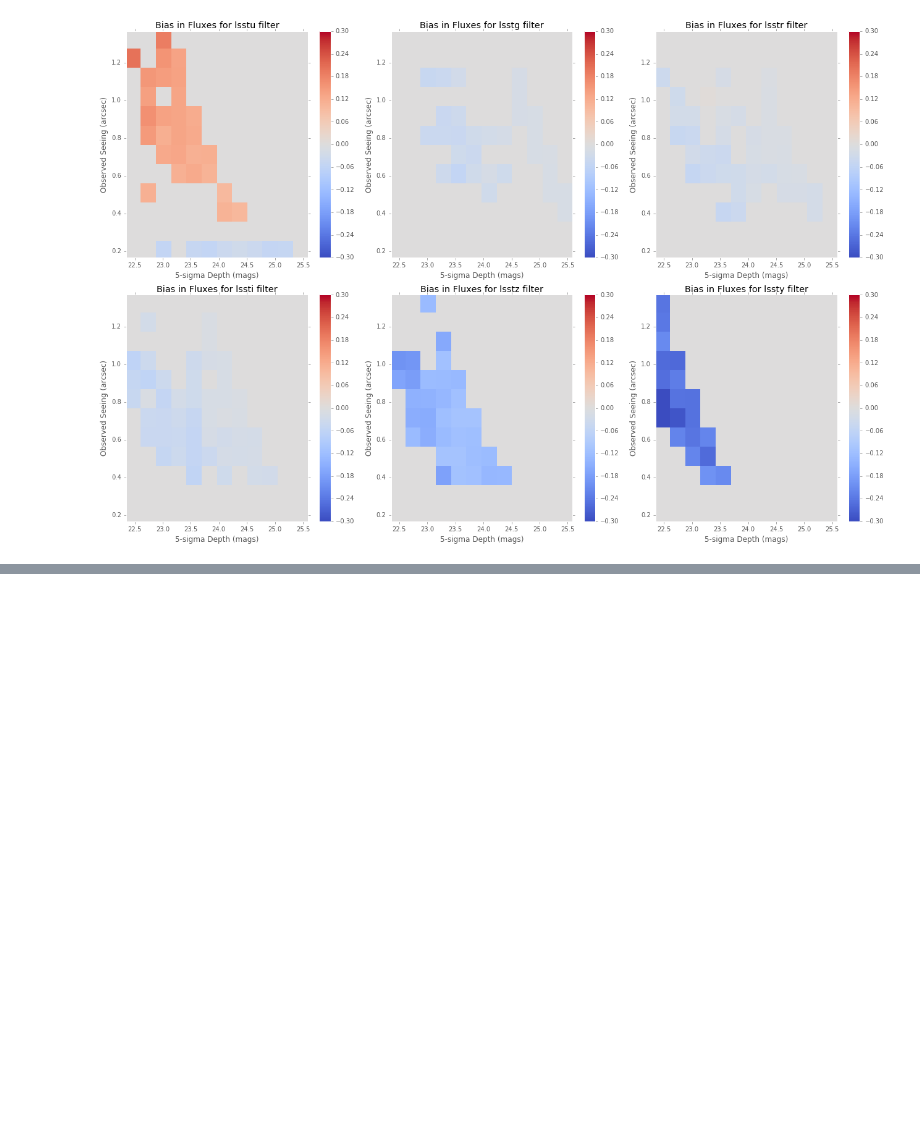
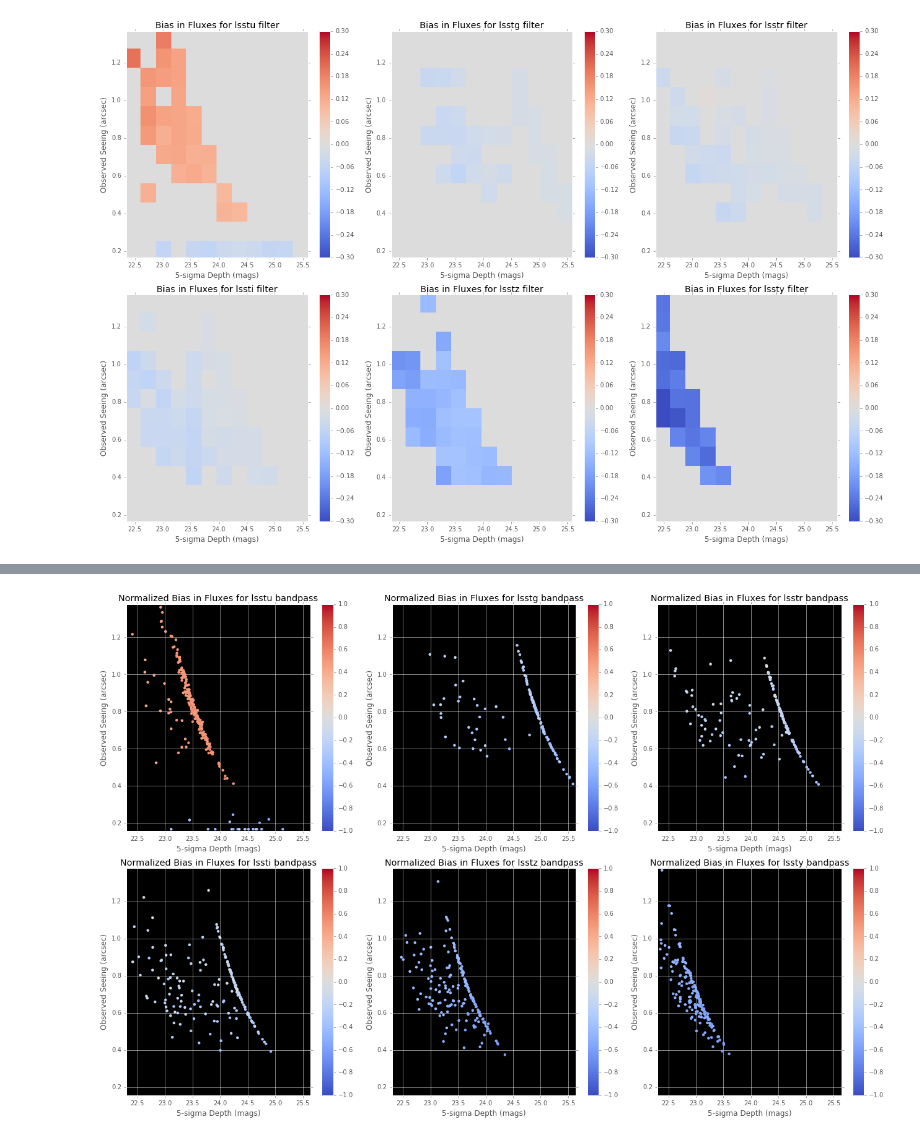
Before and after one commit to LSSTDESC/Monitor, a Jupyter notebook: examples/simple_error_model.ipynb, the cells around one changed output, grey strips where cells are left out. Cells and saved outputs as stored; diff of their text form; code cells hidden in the pictures; blank space fills up the shorter version.

```diff
--- a/examples/simple_error_model.ipynb
+++ b/examples/simple_error_model.ipynb
@@ -274,3 +286,15 @@ plt.tight_layout()
+# %%
+fig = plt.figure(figsize=(18,12))
+i=1
+for band in ['u', 'g', 'r', 'i', 'z', 'y']:
+    fig.add_subplot(2,3,i)
+    worker.plot_bias_scatter(in_band=band, use_existing_fig=fig, normalize=True)
+    i+=1
+    plt.gca().set_axis_bgcolor('k')
+plt.tight_layout()
+#plt.savefig('bias_norm_scatter.png')
+# %% [output]
+[figure, added]
 # %%
 fig = plt.figure(figsize=(18,12))
 i=1
```
Also changed, not shown: parts of 6 cells of this notebook, 1 other file.
